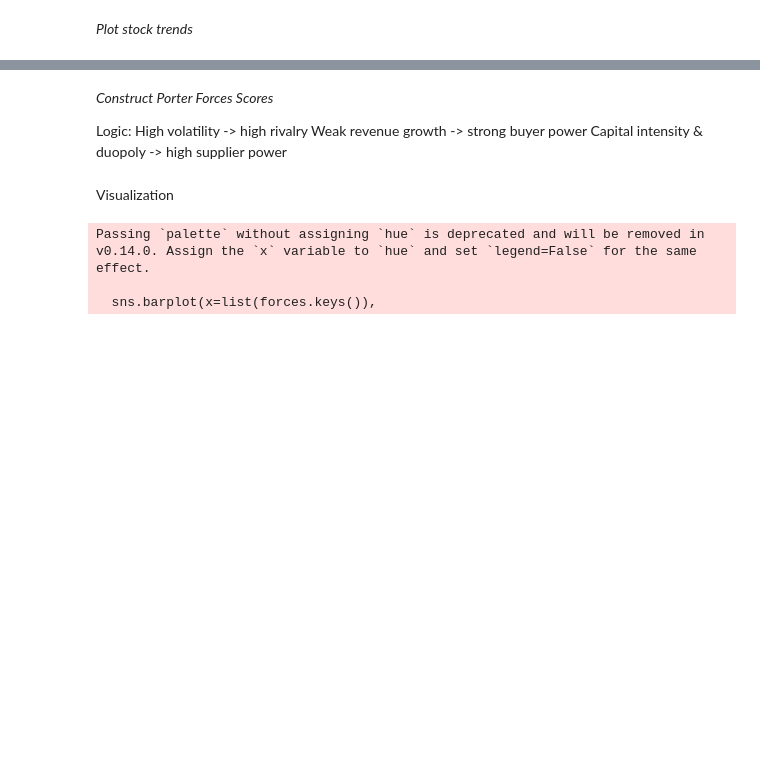
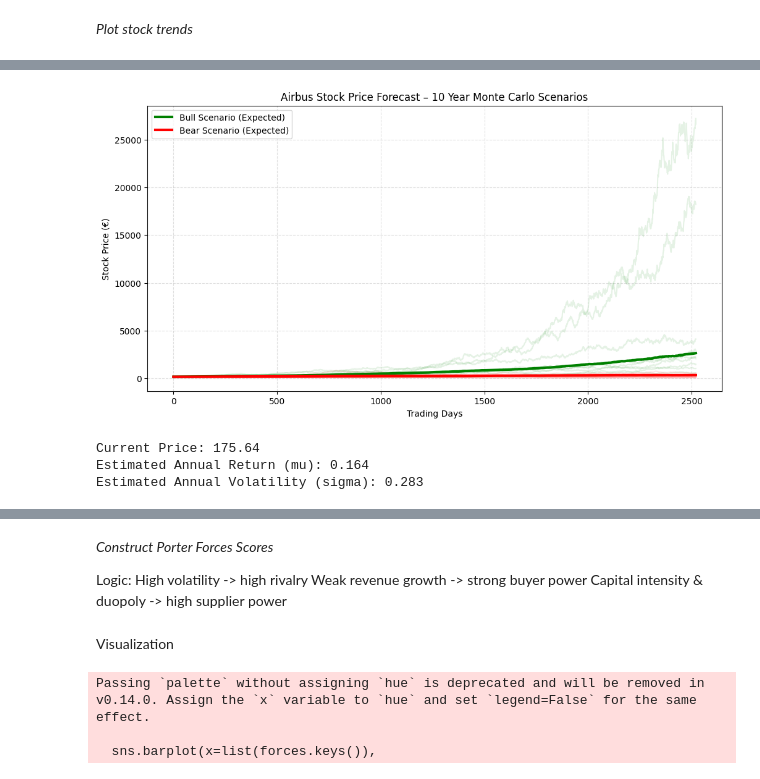
Before and after one commit to bigaka1X/Corporate_Strategy_AMSE_2026, a Jupyter notebook: strategy_course.ipynb, the cells around one changed output, grey strips where cells are left out. Drawn from its saved outputs; the diff is of its cells as text; code cells hidden in the pictures; blank space fills up the shorter version.

```diff
--- a/strategy_course.ipynb
+++ b/strategy_course.ipynb
@@ -49,0 +50,13 @@ plt.show()
+# %%
+# Use historical returns to estimate parameters
+returns = air_bus_history['Close'].pct_change().dropna()
+mu = returns.mean() * 252          # annualized return
+sigma = returns.std() * np.sqrt(252)  # annualized volatility
+
+last_price = air_bus_history['Close'].iloc[-1]
+horizon = 10  # 10-year forecast  # 1-year forecast
+steps = 252 * horizon  # trading days over 10 years  # trading days
+
+# Scenario assumptions
+bull_mu = mu + 0.10      # optimistic drift adjustment
+bear_mu = mu - 0.10      # pessimistic drift adjustment
@@ -49,0 +91,28 @@ plt.show()
+# %%
+# Plot scenarios
+plt.figure(figsize=(12,6))
+
+# Plot a few sample paths
+for i in range(10):
+    plt.plot(bull_paths[i], color="green", alpha=0.1)
+    plt.plot(bear_paths[i], color="red", alpha=0.1)
+
+# Plot expected paths
+plt.plot(bull_mean, label="Bull Scenario (Expected)", color="green", linewidth=3)
+plt.plot(bear_mean, label="Bear Scenario (Expected)", color="red", linewidth=3)
+
+plt.title("Airbus Stock Price Forecast – 10 Year Monte Carlo Scenarios")
+plt.xlabel("Trading Days")
+plt.ylabel("Stock Price (€)")
+plt.legend()
+plt.grid(True, linestyle='--', alpha=0.4)
+plt.show()
+
+print("Current Price:", round(last_price,2))
+print("Estimated Annual Return (mu):", round(mu,3))
+print("Estimated Annual Volatility (sigma):", round(sigma,3))
+# %% [output]
+[figure, added]
+Current Price: 175.64
+Estimated Annual Return (mu): 0.164
+Estimated Annual Volatility (sigma): 0.283
```
Also changed, not shown: parts of 13 cells of this notebook.
